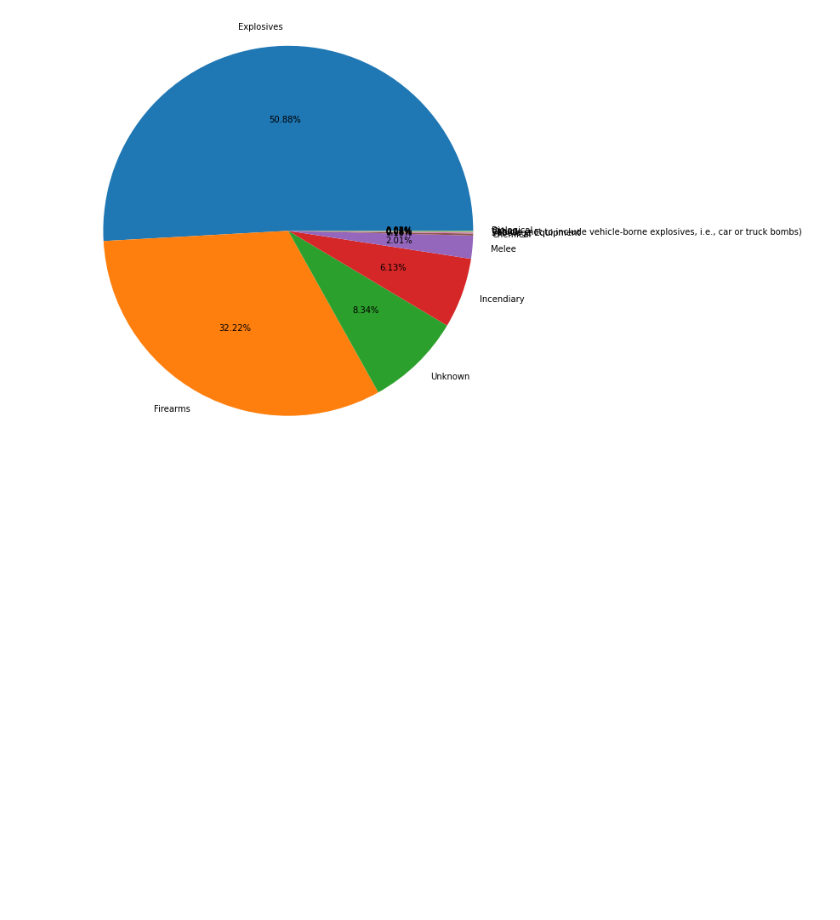
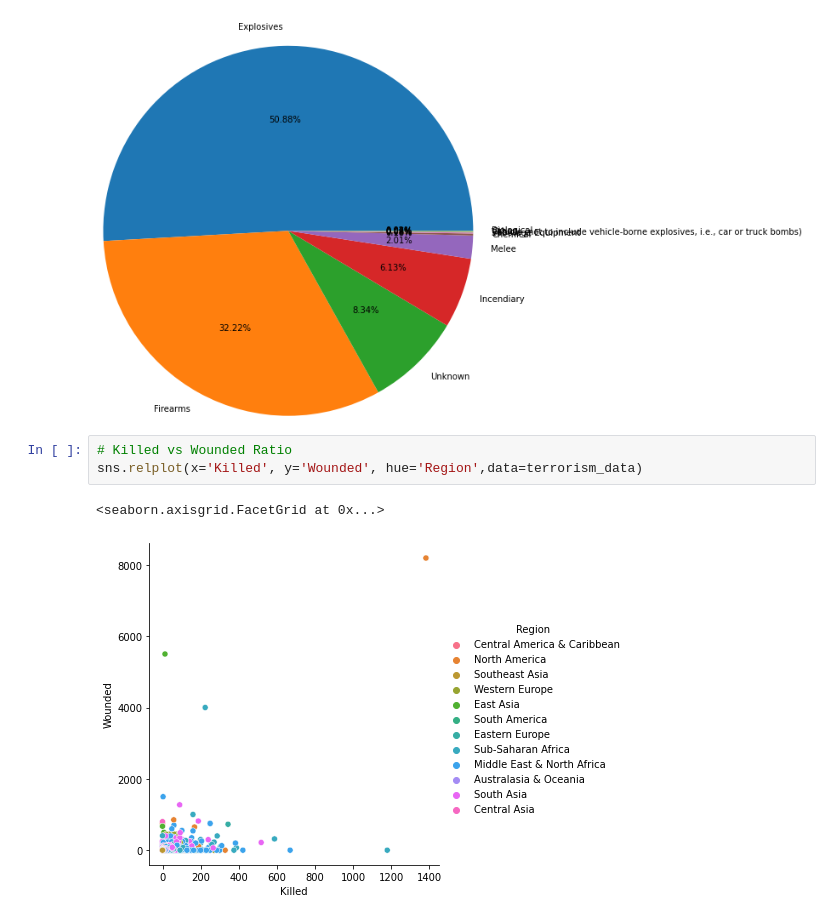
Before and after one commit to anmol1810rs/The_Sparks_Foundation_Internship, a Jupyter notebook: GRIP_TASK4_TERRORISM__EDA.ipynb, the cells around one changed output. Cells and saved outputs as stored; diff of their text form; blank space fills up the shorter version.

```diff
--- a/GRIP_TASK4_TERRORISM__EDA.ipynb
+++ b/GRIP_TASK4_TERRORISM__EDA.ipynb
@@ -331,3 +331,9 @@ plt.pie(list(terrorism_data['Weapon_type'].value_counts().head(10)), labels=list
 plt.show()
 # %% [output]
 [figure]
+# %%
+# Killed vs Wounded Ratio
+sns.relplot(x='Killed', y='Wounded', hue='Region',data=terrorism_data)
+# %% [output]
+<seaborn.axisgrid.FacetGrid at 0x...>
+[figure, added]
```
